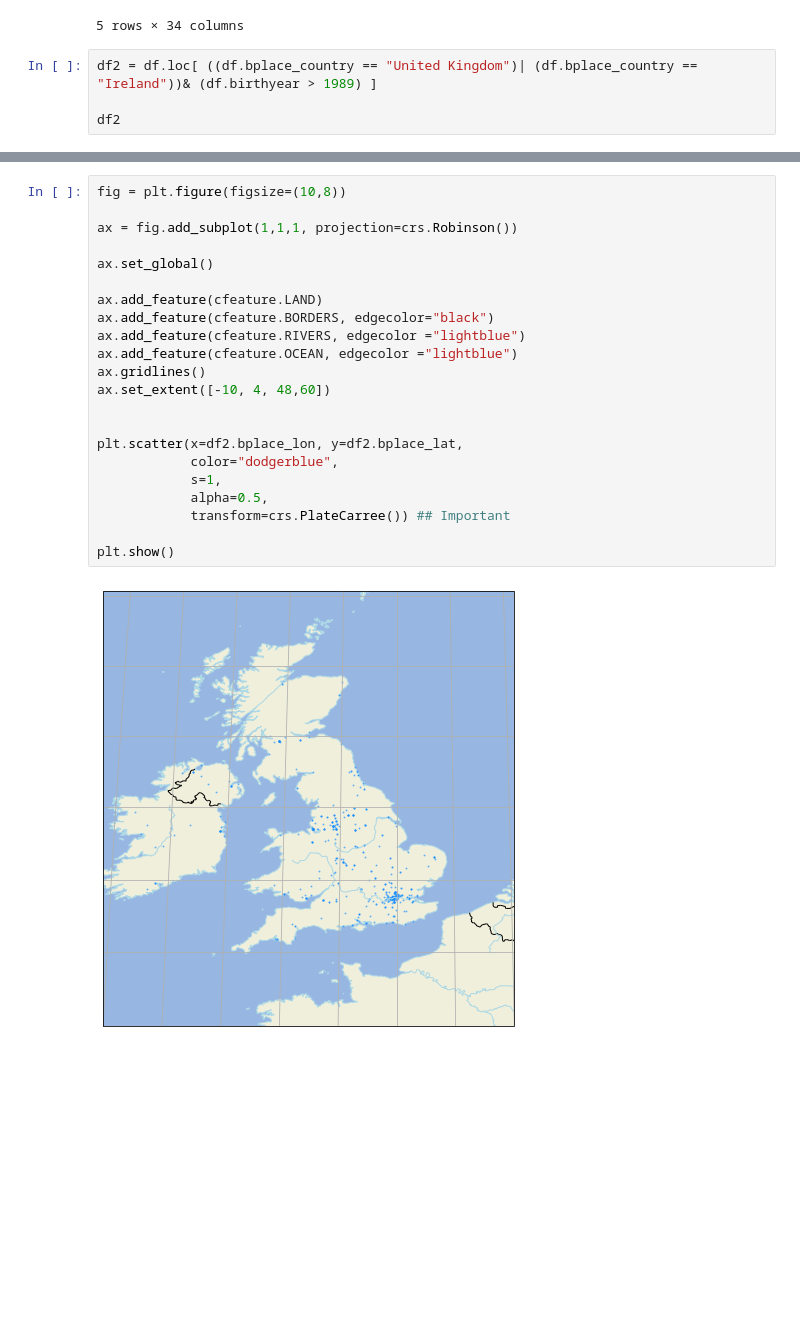
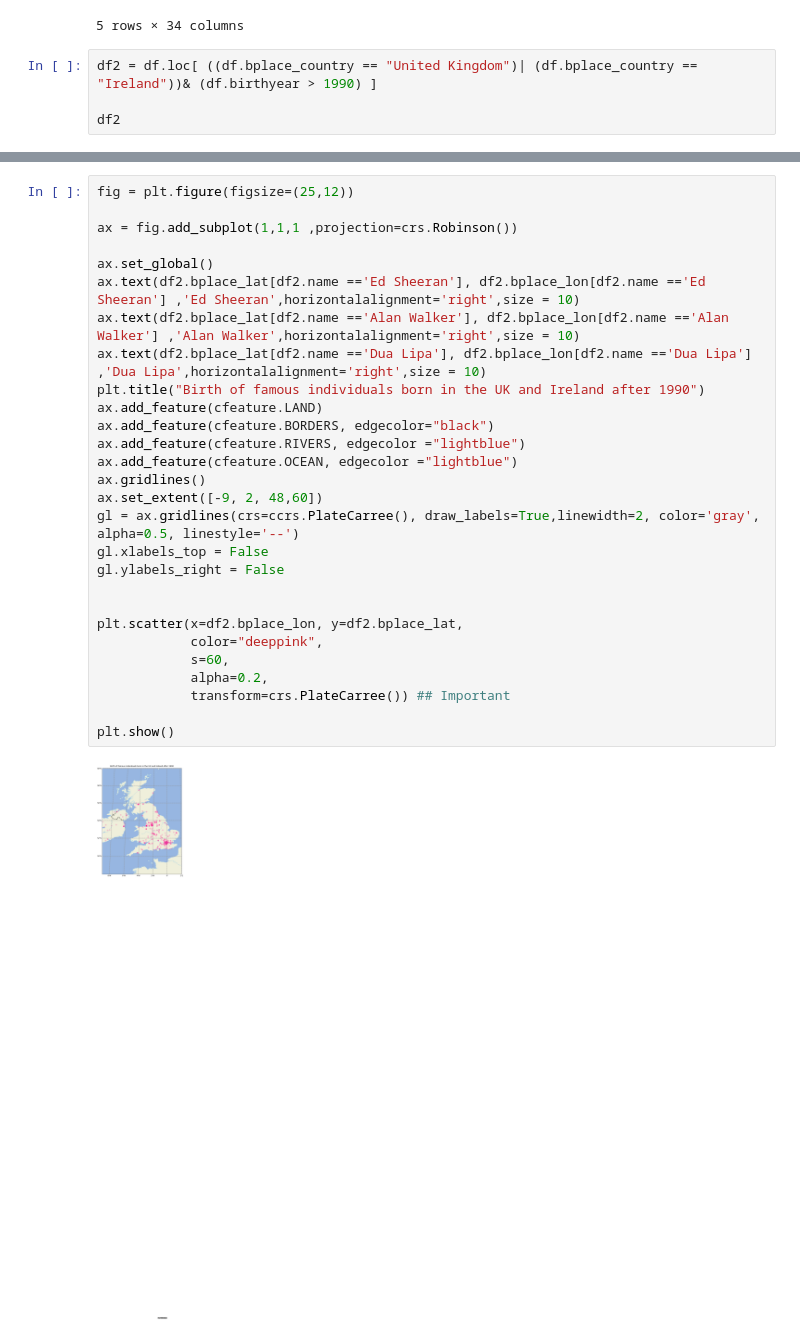
Before and after one commit to tubbsyal/BEE2024_p3, a Jupyter notebook: Part3_1Notebook.ipynb, the cells around one changed output, grey strips where cells are left out. Cells and saved outputs as stored; diff of their text form; blank space fills up the shorter version.

```diff
--- a/Part3_1Notebook.ipynb
+++ b/Part3_1Notebook.ipynb
@@ -328,7 +328,7 @@ df.head()
 | 4 | 17914 | Q255 | 17914 | Ludwig_van_Beethoven | Ludwig van Beethoven | COMPOSER | 0.0 | M | NaN | False | ... |
 5 rows × 34 columns
 # %%
-df2 = df.loc[ ((df.bplace_country == "United Kingdom")| (df.bplace_country == "Ireland"))& (df.birthyear > 1989) ]
+df2 = df.loc[ ((df.bplace_country == "United Kingdom")| (df.bplace_country == "Ireland"))& (df.birthyear > 1990) ]
 
 df2
 # %% [output]
@@ -366,24 +366,30 @@ df2
 # %%
-fig = plt.figure(figsize=(10,8))
+fig = plt.figure(figsize=(25,12))
 
-ax = fig.add_subplot(1,1,1, projection=crs.Robinson())
+ax = fig.add_subplot(1,1,1 ,projection=crs.Robinson())
 
 ax.set_global()
-
+ax.text(df2.bplace_lat[df2.name =='Ed Sheeran'], df2.bplace_lon[df2.name =='Ed Sheeran'] ,'Ed Sheeran',horizontalalignment='right',size = 10)
+ax.text(df2.bplace_lat[df2.name =='Alan Walker'], df2.bplace_lon[df2.name =='Alan Walker'] ,'Alan Walker',horizontalalignment='right',size = 10)
+ax.text(df2.bplace_lat[df2.name =='Dua Lipa'], df2.bplace_lon[df2.name =='Dua Lipa'] ,'Dua Lipa',horizontalalignment='right',size = 10)
+plt.title("Birth of famous individuals born in the UK and Ireland after 1990")
 ax.add_feature(cfeature.LAND)
 ax.add_feature(cfeature.BORDERS, edgecolor="black")
 ax.add_feature(cfeature.RIVERS, edgecolor ="lightblue")
 ax.add_feature(cfeature.OCEAN, edgecolor ="lightblue")
 ax.gridlines()
-ax.set_extent([-10, 4, 48,60])
+ax.set_extent([-9, 2, 48,60])
+gl = ax.gridlines(crs=ccrs.PlateCarree(), draw_labels=True,linewidth=2, color='gray', alpha=0.5, linestyle='--')
+gl.xlabels_top = False
+gl.ylabels_right = False
 
 
 plt.scatter(x=df2.bplace_lon, y=df2.bplace_lat,
-            color="dodgerblue",
-            s=1,
-            alpha=0.5,
+            color="deeppink",
+            s=60,
+            alpha=0.2,
             transform=crs.PlateCarree()) ## Important
 
 plt.show()
 # %% [output]
-[figure, old version]
+[figure, new version]
```
Also changed, not shown: parts of 3 cells of this notebook.
